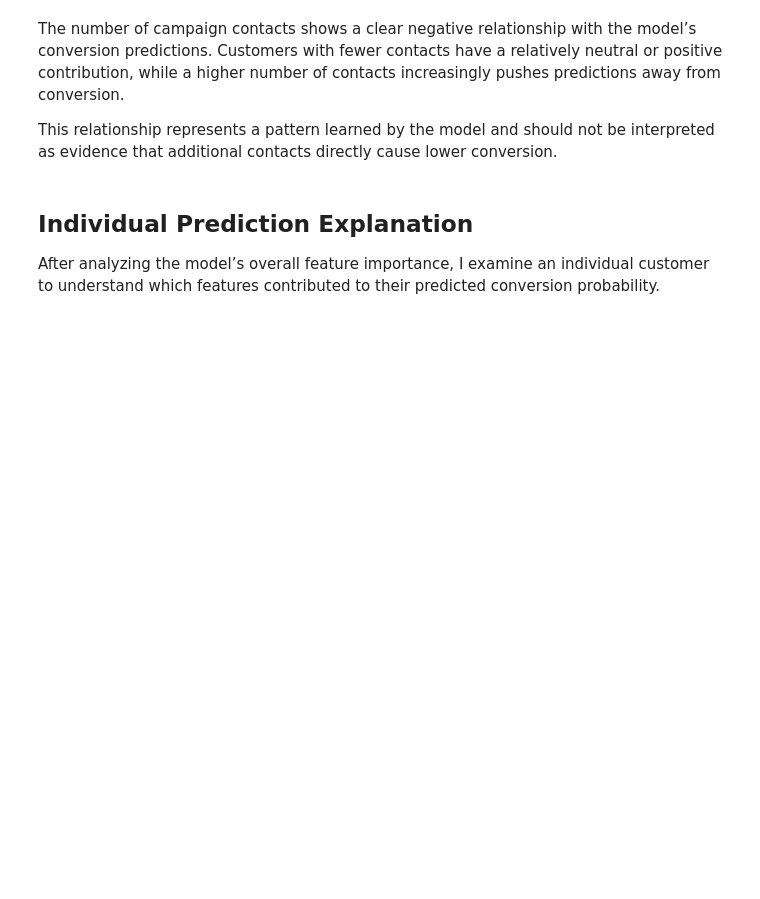
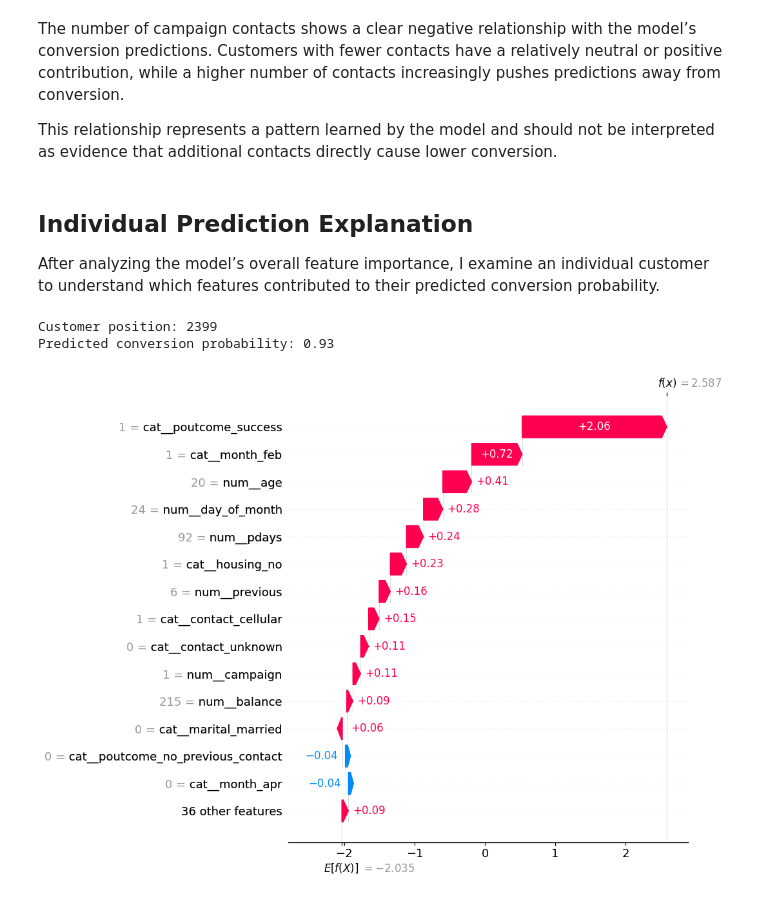
Before and after one commit to soumaya-lamrhari/customer-conversion-prediction, a Jupyter notebook: notebooks/4_model_explainability.ipynb, the cells around one changed output. Drawn from its saved outputs; the diff is of its cells as text; code cells hidden in the pictures; blank space fills up the shorter version.

```diff
--- a/notebooks/4_model_explainability.ipynb
+++ b/notebooks/4_model_explainability.ipynb
@@ -225,3 +225,21 @@ This relationship represents a pattern learned by the model and should not be in
 ## Individual Prediction Explanation
 
 After analyzing the model’s overall feature importance, I examine an individual customer to understand which features contributed to their predicted conversion probability.
+# %%
+# Get conversion probabilities for the test customers
+test_probabilities = xgb_model.predict_proba(X_test)[:, 1]
+
+# Find the customer with the highest predicted conversion probability
+high_prob_index = np.argmax(test_probabilities)
+
+print("Customer position:", high_prob_index)
+print("Predicted conversion probability:",
+      round(test_probabilities[high_prob_index], 3))
+# %% [output]
+Customer position: 2399
+Predicted conversion probability: 0.93
+# %%
+# Explain the prediction for the customer with the highest conversion probability
+shap.plots.waterfall(shap_values[high_prob_index], max_display=15)
+# %% [output]
+[figure, added]
```
Also changed, not shown: parts of 2 cells of this notebook.
